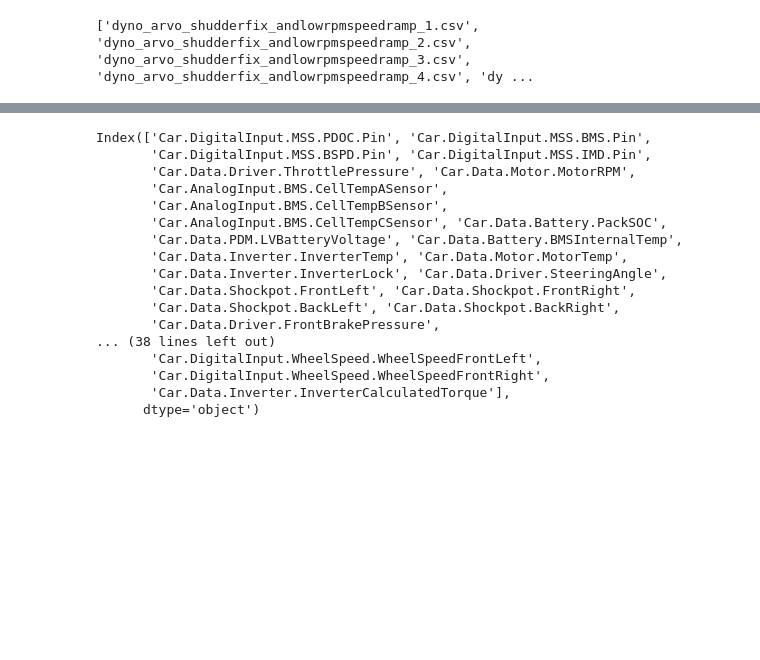
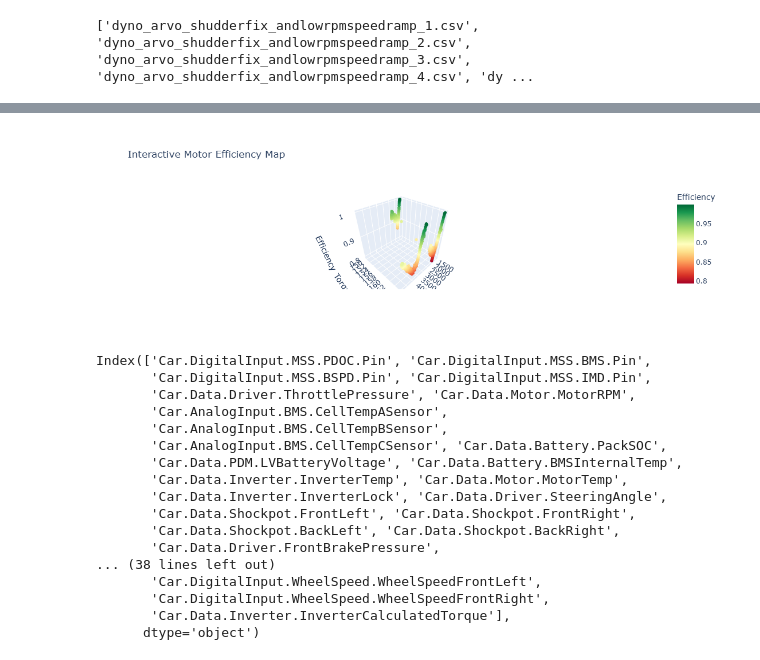
Before and after one commit to Melbourne-University-Motorsports/MUR-Data, a Jupyter notebook: dyno_stuff/20 March/20 March Efficiency.ipynb, the cells around one changed output, grey strips where cells are left out. Cells and saved outputs as stored; diff of their text form; code cells hidden in the pictures; blank space fills up the shorter version.

```diff
--- a/dyno_stuff/20 March/20 March Efficiency.ipynb
+++ b/dyno_stuff/20 March/20 March Efficiency.ipynb
@@ -242,3 +262,22 @@ Skipping dyno_arvo_shudderfix_andlowrpmspeedramp_10.csv: No data matches target
+# %%
+def plot_interactive_efficiency(combined_df):
+    fig = px.scatter_3d(
+        combined_df,
+        x='Car.Data.Motor.MotorRPM',
+        y='Car.Data.Inverter.InverterCalculatedTorque',
+        z='eff',
+        color='eff',
+        color_continuous_scale='RdYlGn',
+        title="Interactive Motor Efficiency Map",
+        labels={'eff': 'Efficiency', 'Car.Data.Motor.MotorRPM': 'RPM', 'Car.Data.Inverter.InverterCalculatedTorque': 'Torque (Nm)'}
+    )
+
+    fig.update_traces(marker=dict(size=3))
+    fig.show()
+
+plot_interactive_efficiency(combined_df)
+# %% [output]
+[figure, added]
 # %%
 motec_df.columns
 # %% [output]
```
Also changed, not shown: parts of 3 cells of this notebook.
